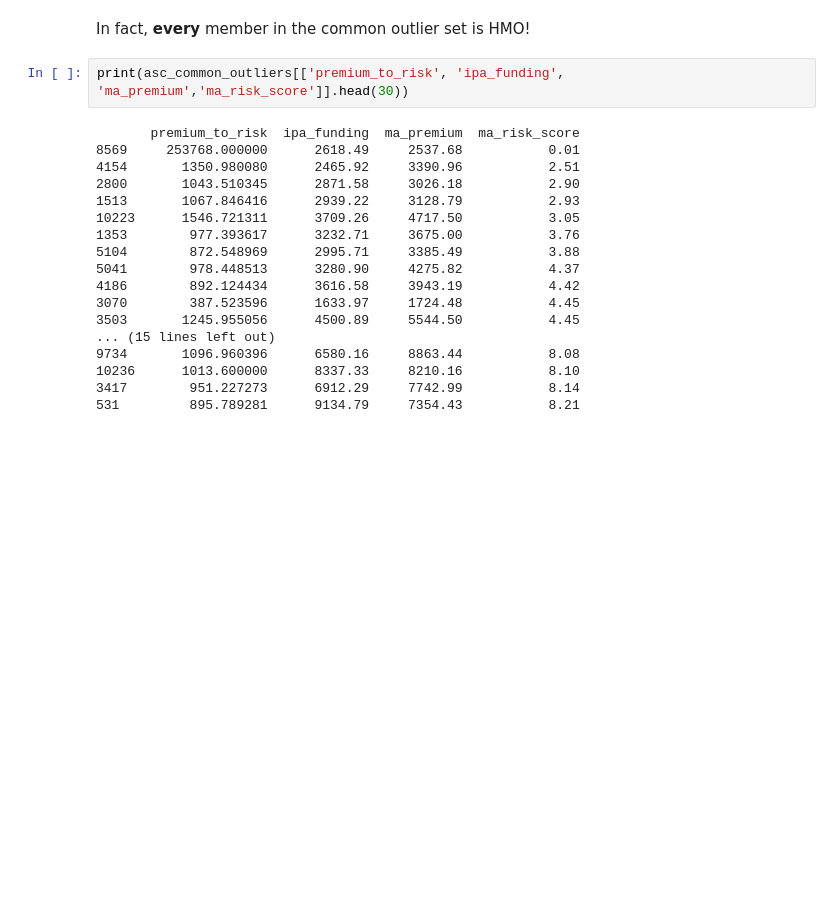
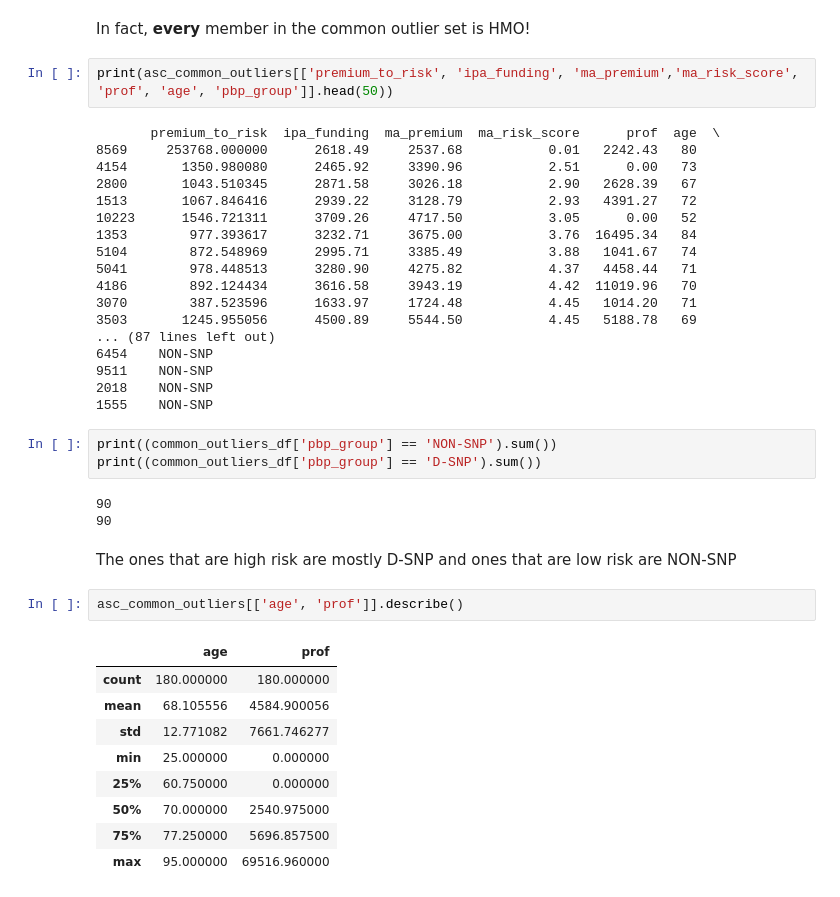
Before and after one commit to lizbethkr/Outlier-Detection, a Jupyter notebook: notebooks/outlier_detection.ipynb, the cells around one changed output. Drawn from its saved outputs; the diff is of its cells as text; blank space fills up the shorter version.

```diff
--- a/notebooks/outlier_detection.ipynb
+++ b/notebooks/outlier_detection.ipynb
@@ -892,22 +880,42 @@ print((common_outliers_df['line_of_business'] == 'HMO').sum())
 # %% [markdown]
 In fact, **every** member in the common outlier set is HMO!
 # %%
-print(asc_common_outliers[['premium_to_risk', 'ipa_funding', 'ma_premium','ma_risk_score']].head(30))
+print(asc_common_outliers[['premium_to_risk', 'ipa_funding', 'ma_premium','ma_risk_score', 'prof', 'age', 'pbp_group']].head(50))
 # %% [output]
-       premium_to_risk  ipa_funding  ma_premium  ma_risk_score
-8569     253768.000000      2618.49     2537.68           0.01
-4154       1350.980080      2465.92     3390.96           2.51
-2800       1043.510345      2871.58     3026.18           2.90
-1513       1067.846416      2939.22     3128.79           2.93
-10223      1546.721311      3709.26     4717.50           3.05
-1353        977.393617      3232.71     3675.00           3.76
-5104        872.548969      2995.71     3385.49           3.88
-5041        978.448513      3280.90     4275.82           4.37
-4186        892.124434      3616.58     3943.19           4.42
-3070        387.523596      1633.97     1724.48           4.45
-3503       1245.955056      4500.89     5544.50           4.45
-... (15 lines left out)
-9734       1096.960396      6580.16     8863.44           8.08
-10236      1013.600000      8337.33     8210.16           8.10
-3417        951.227273      6912.29     7742.99           8.14
-531         895.789281      9134.79     7354.43           8.21
+       premium_to_risk  ipa_funding  ma_premium  ma_risk_score      prof  age  \
+8569     253768.000000      2618.49     2537.68           0.01   2242.43   80
+4154       1350.980080      2465.92     3390.96           2.51      0.00   73
+2800       1043.510345      2871.58     3026.18           2.90   2628.39   67
+1513       1067.846416      2939.22     3128.79           2.93   4391.27   72
+10223      1546.721311      3709.26     4717.50           3.05      0.00   52
+1353        977.393617      3232.71     3675.00           3.76  16495.34   84
+5104        872.548969      2995.71     3385.49           3.88   1041.67   74
+5041        978.448513      3280.90     4275.82           4.37   4458.44   71
+4186        892.124434      3616.58     3943.19           4.42  11019.96   70
+3070        387.523596      1633.97     1724.48           4.45   1014.20   71
+3503       1245.955056      4500.89     5544.50           4.45   5188.78   69
+... (87 lines left out)
+6454    NON-SNP
+9511    NON-SNP
+2018    NON-SNP
+1555    NON-SNP
+# %%
+print((common_outliers_df['pbp_group'] == 'NON-SNP').sum())
+print((common_outliers_df['pbp_group'] == 'D-SNP').sum())
+# %% [output]
+90
+90
+# %% [markdown]
+The ones that are high risk are mostly D-SNP and ones that are low risk are NON-SNP
+# %%
+asc_common_outliers[['age', 'prof']].describe()
+# %% [output]
+|  | age | prof |
+| count | 180.000000 | 180.000000 |
+| mean | 68.105556 | 4584.900056 |
+| std | 12.771082 | 7661.746277 |
+| min | 25.000000 | 0.000000 |
+| 25% | 60.750000 | 0.000000 |
+| 50% | 70.000000 | 2540.975000 |
+| 75% | 77.250000 | 5696.857500 |
+| max | 95.000000 | 69516.960000 |
```
Also changed, not shown: parts of 11 cells of this notebook.
